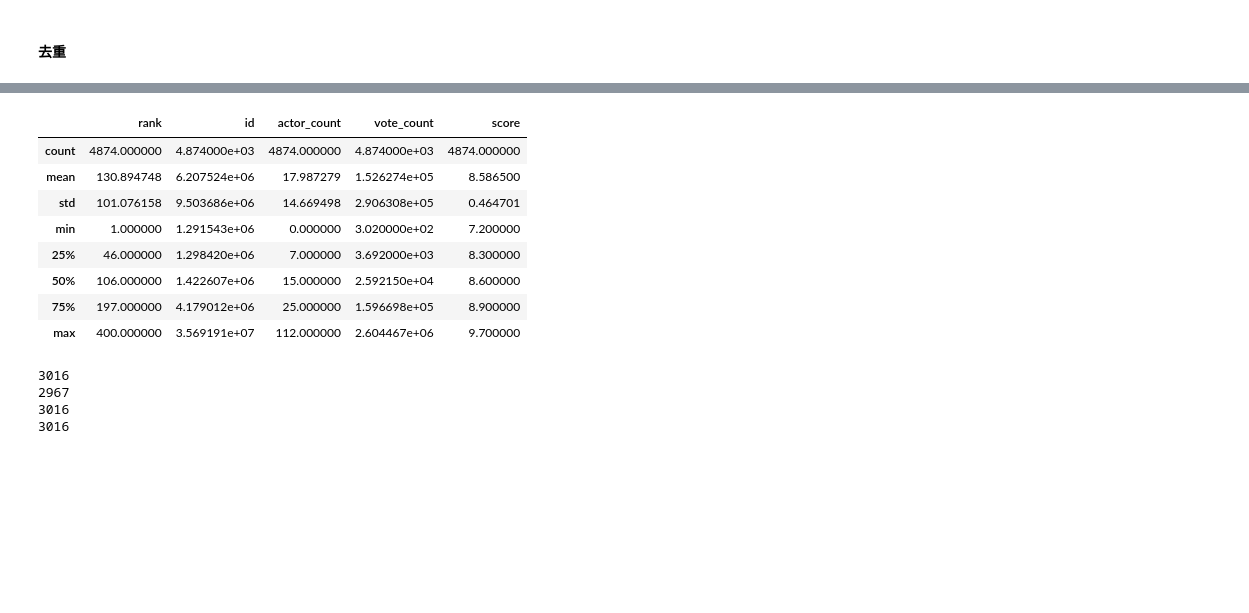
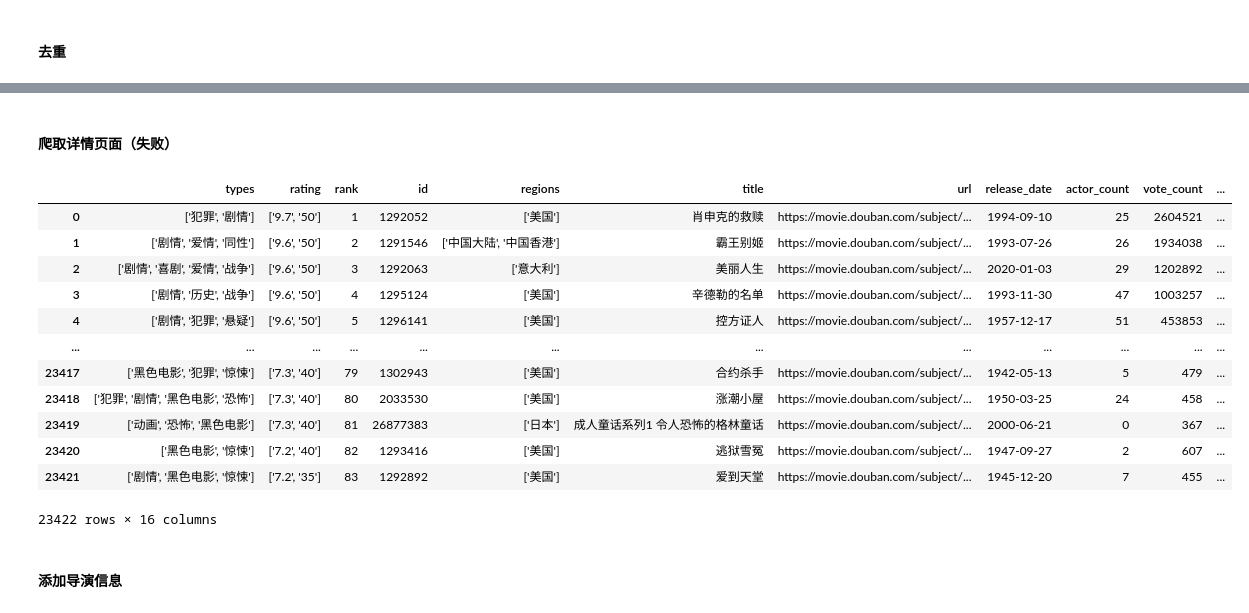
Before and after one commit to HDTX-code/project_test_1, a Jupyter notebook: request_movies.ipynb, the cells around one changed output, grey strips where cells are left out. Drawn from its saved outputs; the diff is of its cells as text; code cells hidden in the pictures; blank space fills up the shorter version.

```diff
--- a/request_movies.ipynb
+++ b/request_movies.ipynb
@@ -67,24 +76,19 @@ data_csv
+# %% [markdown]
+#### 爬取详情页面（失败）
 # %%
-data_csv = pd.read_csv("./data_movies.csv")
-data_csv.describe()
+data_csv = pd.read_csv("D:\edge\data_movies.csv")
+data_csv
 # %% [output]
-|  | rank | id | actor_count | vote_count | score |
-| count | 4874.000000 | 4.874000e+03 | 4874.000000 | 4.874000e+03 | 4874.000000 |
-| mean | 130.894748 | 6.207524e+06 | 17.987279 | 1.526274e+05 | 8.586500 |
-| std | 101.076158 | 9.503686e+06 | 14.669498 | 2.906308e+05 | 0.464701 |
-| min | 1.000000 | 1.291543e+06 | 0.000000 | 3.020000e+02 | 7.200000 |
-| 25% | 46.000000 | 1.298420e+06 | 7.000000 | 3.692000e+03 | 8.300000 |
-| 50% | 106.000000 | 1.422607e+06 | 15.000000 | 2.592150e+04 | 8.600000 |
-| 75% | 197.000000 | 4.179012e+06 | 25.000000 | 1.596698e+05 | 8.900000 |
-| max | 400.000000 | 3.569191e+07 | 112.000000 | 2.604467e+06 | 9.700000 |
+|  | types | rating | rank | id | regions | title | url | release_date | actor_count | vote_count | ... |
+| 0 | ['犯罪', '剧情'] | ['9.7', '50'] | 1 | 1292052 | ['美国'] | 肖申克的救赎 | https://movie.douban.com/subject/... | 1994-09-10 | 25 | 2604521 | ... |
+| 1 | ['剧情', '爱情', '同性'] | ['9.6', '50'] | 2 | 1291546 | ['中国大陆', '中国香港'] | 霸王别姬 | https://movie.douban.com/subject/... | 1993-07-26 | 26 | 1934038 | ... |
+| 2 | ['剧情', '喜剧', '爱情', '战争'] | ['9.6', '50'] | 3 | 1292063 | ['意大利'] | 美丽人生 | https://movie.douban.com/subject/... | 2020-01-03 | 29 | 1202892 | ... |
+| 3 | ['剧情', '历史', '战争'] | ['9.6', '50'] | 4 | 1295124 | ['美国'] | 辛德勒的名单 | https://movie.douban.com/subject/... | 1993-11-30 | 47 | 1003257 | ... |
+| 4 | ['剧情', '犯罪', '悬疑'] | ['9.6', '50'] | 5 | 1296141 | ['美国'] | 控方证人 | https://movie.douban.com/subject/... | 1957-12-17 | 51 | 453853 | ... |
+| ... | ... | ... | ... | ... | ... | ... | ... | ... | ... | ... | ... |
+| 23417 | ['黑色电影', '犯罪', '惊悚'] | ['7.3', '40'] | 79 | 1302943 | ['美国'] | 合约杀手 | https://movie.douban.com/subject/... | 1942-05-13 | 5 | 479 | ... |
+| 23418 | ['犯罪', '剧情', '黑色电影', '恐怖'] | ['7.3', '40'] | 80 | 2033530 | ['美国'] | 涨潮小屋 | https://movie.douban.com/subject/... | 1950-03-25 | 24 | 458 | ... |
+| 23419 | ['动画', '恐怖', '黑色电影'] | ['7.3', '40'] | 81 | 26877383 | ['日本'] | 成人童话系列1 令人恐怖的格林童话 | https://movie.douban.com/subject/... | 2000-06-21 | 0 | 367 | ... |
+| 23420 | ['黑色电影', '惊悚'] | ['7.2', '40'] | 82 | 1293416 | ['美国'] | 逃狱雪冤 | https://movie.douban.com/subject/... | 1947-09-27 | 2 | 607 | ... |
+| 23421 | ['剧情', '黑色电影', '惊悚'] | ['7.2', '35'] | 83 | 1292892 | ['美国'] | 爱到天堂 | https://movie.douban.com/subject/... | 1945-12-20 | 7 | 455 | ... |
+23422 rows × 16 columns
-# %%
-data_csv = data_csv.loc[data_csv['id'].astype(str).drop_duplicates().index]
-print(len(data_csv.url.unique()))
-print(len(data_csv.title.unique()))
-print(len(data_csv.id.unique()))
-print(len(data_csv))
-# %% [output]
-3016
-2967
-3016
-3016
@@ -90,0 +127,2 @@ print(len(data_csv))
+# %% [markdown]
+#### 添加导演信息
```
Also changed, not shown: parts of 7 cells of this notebook, 2 other files.
